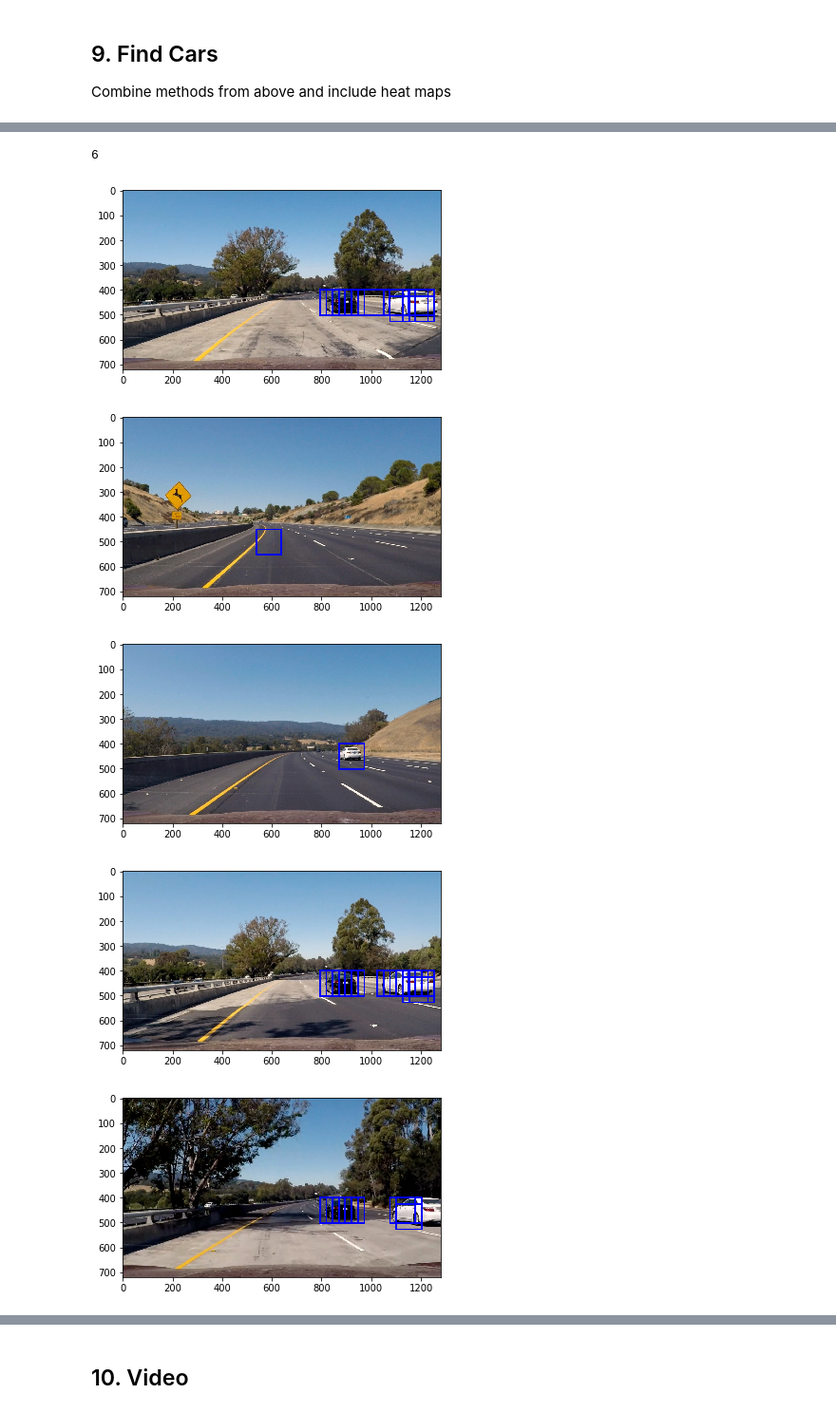
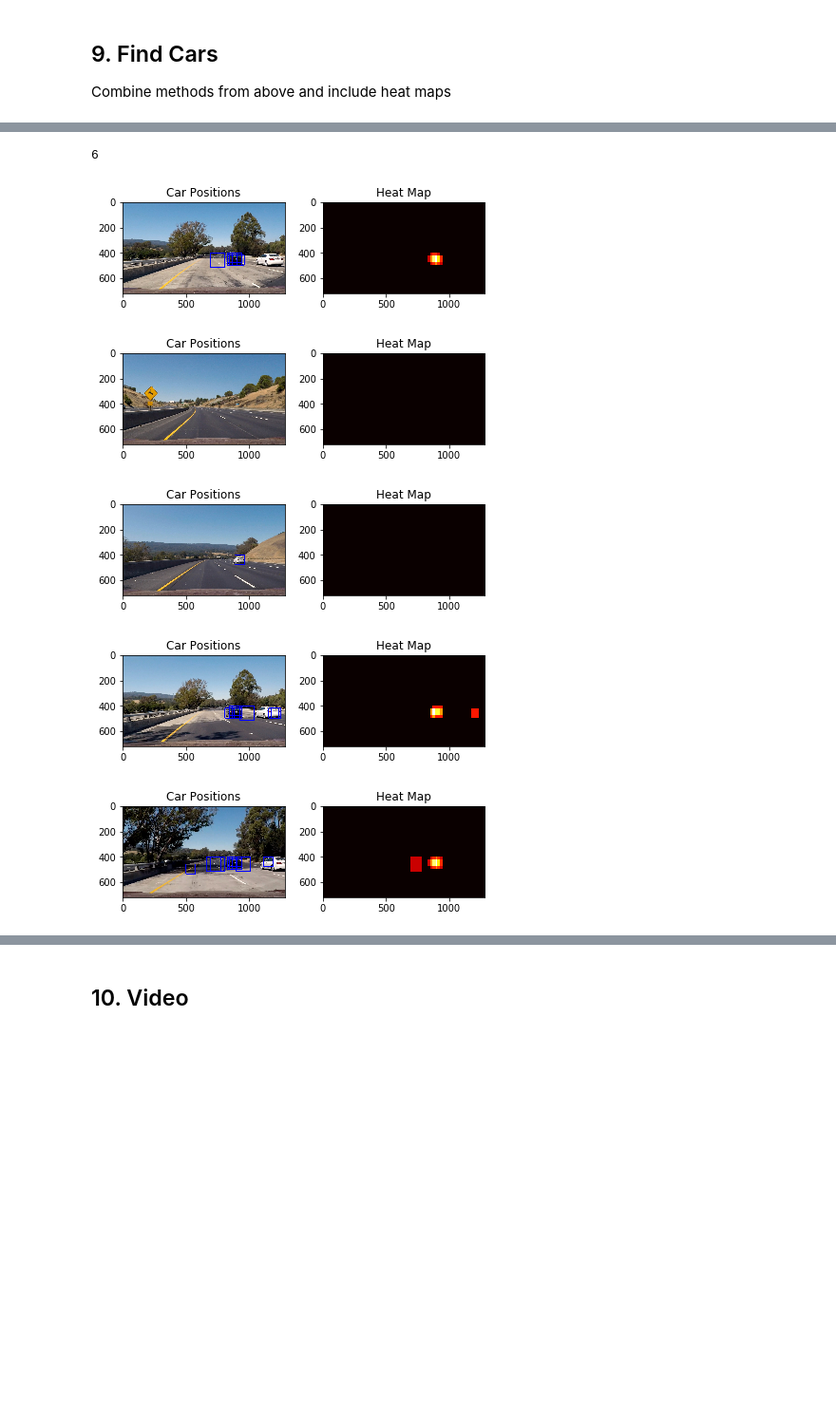
Before and after one commit to ksepehri/CarND-Vehicle-Detection, a Jupyter notebook: vehicle_detection.ipynb, the cells around one changed output, grey strips where cells are left out. Shown at 95% size. Saved outputs shown, nothing was run; the diff lists cells and outputs as text; code cells hidden in the pictures; blank space fills up the shorter version.

```diff
--- a/vehicle_detection.ipynb
+++ b/vehicle_detection.ipynb
@@ -240,7 +241,7 @@ def extract_features(imgs, cspace='RGB', spatial_size=(32, 32),
             elif cspace == 'YUV':
                 feature_image = cv2.cvtColor(image, cv2.COLOR_RGB2YUV)
             elif cspace == 'YCrCb':
-                feature_image = cv2.cvtColor(img, cv2.COLOR_RGB2YCrCb)
+                feature_image = cv2.cvtColor(image, cv2.COLOR_RGB2YCrCb)
         else: feature_image = np.copy(image)
 
         if spatial_feat == True:
@@ -271,10 +272,10 @@ def extract_features(imgs, cspace='RGB', spatial_size=(32, 32),
     # Return list of feature vectors
     return features
 # %%
-car_features = extract_features(cars, cspace='LUV', spatial_size=(32, 32),
-                        hist_bins=32, hist_range=(0, 256), hog_channel='ALL')
-notcar_features = extract_features(notcars, cspace='LUV', spatial_size=(32, 32),
-                        hist_bins=32, hist_range=(0, 256), hog_channel='ALL')
+car_features = extract_features(cars, cspace='YCrCb', spatial_size=(16, 16),
+                        hist_bins=32, hist_range=(0, 256), hog_channel='ALL', hist_feat=False)
+notcar_features = extract_features(notcars, cspace='YCrCb', spatial_size=(16, 16),
+                        hist_bins=32, hist_range=(0, 256), hog_channel='ALL', hist_feat=False)
 
 if len(car_features) > 0:
     # Create an array stack of feature vectors
@@ -492,15 +491,15 @@ def visualize(fig, rows, cols, imgs, titles):
         plt.titles(title[i])
 # %%
 ### TODO: Tweak these parameters and see how the results change.
-color_space = 'LUV' # Can be RGB, HSV, LUV, HLS, YUV, YCrCb
+color_space = 'YCrCb' # Can be RGB, HSV, LUV, HLS, YUV, YCrCb
 orient = 9  # HOG orientations
 pix_per_cell = 8 # HOG pixels per cell
 cell_per_block = 2 # HOG cells per block
 hog_channel = 'ALL' # Can be 0, 1, 2, or "ALL"
-spatial_size = (32, 32) # Spatial binning dimensions
-hist_bins = 32    # Number of histogram bins
+spatial_size = (16, 16) # Spatial binning dimensions
+hist_bins = 16    # Number of histogram bins
 spatial_feat = True # Spatial features on or off
-hist_feat = True # Histogram features on or off
+hist_feat = False # Histogram features on or off
 hog_feat = True # HOG features on or off
 y_start_stop = [None, None] # Min and max in y to search in slide_window()
 
@@ -517,7 +516,7 @@ print('Using:',orient,'orientations',pix_per_cell,
     'pixels per cell and', cell_per_block,'cells per block')
 print('Feature vector length:', len(X_train[0]))
 # Use a linear SVC
-svc = LinearSVC()
+svc = LinearSVC(C=0.001)
 # Check the training time for the SVC
 t=time.time()
 svc.fit(X_train, y_train)
@@ -681,7 +679,7 @@ def convert_color(img, conv='RGB2YCrCb'):
 # %%
 ystart = 400
 ystop = 656
-scale = 1.6
+scale = [1.2, 1.8]
 
 print(np.min(test_img),np.max(test_img))
 out_img, heat = find_cars(test_img, ystart, ystop, scale, svc, X_scaler, orient, pix_per_cell, cell_per_block, spatial_size, hist_bins)
@@ -719,42 +717,42 @@ fig.tight_layout()
 test_imgs = glob.glob('test_images/*')
 print(len(test_imgs))
 
 for img_dir in test_imgs:
     t_img = cv2.imread(img_dir)
     t_img = cv2.cvtColor(t_img, cv2.COLOR_BGR2RGB)
 
     out_img, heat = find_cars(t_img, ystart, ystop, scale, svc, X_scaler, orient, pix_per_cell, cell_per_block, spatial_size, hist_bins)
 
     # heatmap = apply_threshold(heatmap,1)
     # plt.imshow(heat)
 
 
     # Apply threshold to help remove false positives
-    heat = apply_threshold(heat,2)
+    heat = apply_threshold(heat,1)
 
     # Visualize the heatmap when displaying
     heatmap = np.clip(heat, 0, 255)
 
     # Find final boxes from heatmap using label function
     labels = label(heatmap)
 
     draw_img = draw_labeled_bboxes(np.copy(t_img), labels)
 
 #     plt.figure()
 #     plt.imshow(draw_img)
 
     fig = plt.figure()
-#     plt.subplot(121)
+    plt.subplot(121)
     plt.imshow(out_img)
-#     plt.title('Car Positions')
-#     plt.subplot(122)
-#     plt.imshow(heatmap, cmap='hot')
-#     plt.title('Heat Map')
-#     fig.tight_layout()
+    plt.title('Car Positions')
+    plt.subplot(122)
+    plt.imshow(heatmap, cmap='hot')
+    plt.title('Heat Map')
+    fig.tight_layout()
 # %% [output]
 6
-[figure, old version]
+[figure, new version]
-[figure, old version]
+[figure, new version]
-[figure, old version]
+[figure, new version]
-[figure, old version]
+[figure, new version]
-[figure, old version]
+[figure, new version]
```
Also changed, not shown: parts of 13 cells of this notebook, 2 other files.
